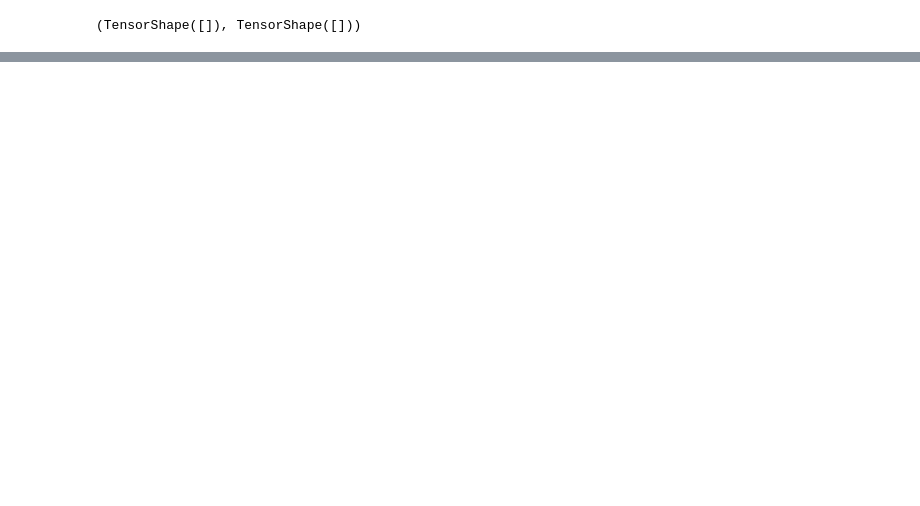
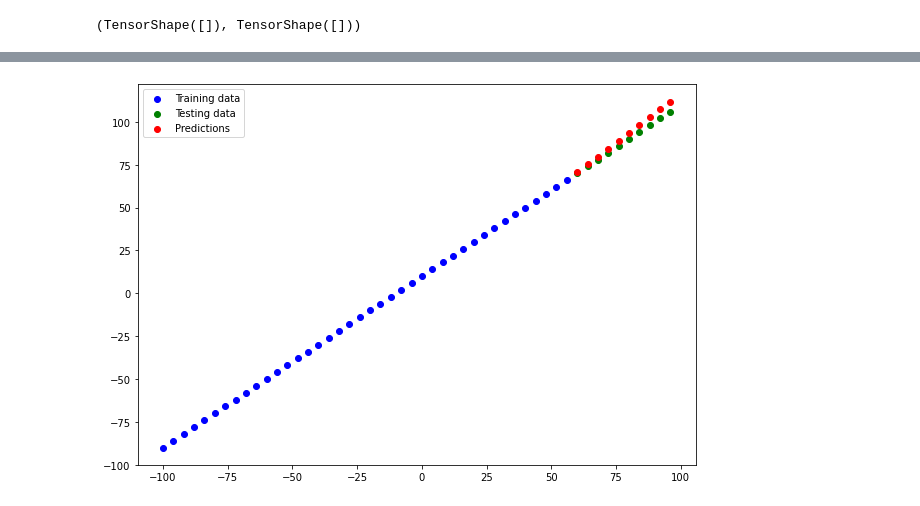
Before and after one commit to Goyalscode/Character-Recognition-Using-DL, a Jupyter notebook: learning_concepts_practice/practice.ipynb, the cells around one changed output, grey strips where cells are left out. Cells and saved outputs as stored; diff of their text form; code cells hidden in the pictures; blank space fills up the shorter version.

```diff
--- a/learning_concepts_practice/practice.ipynb
+++ b/learning_concepts_practice/practice.ipynb
@@ -1253,0 +1830,2 @@ input_shape, output_shape
+# %%
+model.fit(X_train, y_train, epochs = 100, verbose = 1)
@@ -1253,0 +1901,2 @@ input_shape, output_shape
+# %%
+model.fit(X_train , y_train, epochs=100, verbose=0)
@@ -1253,0 +1905,9 @@ input_shape, output_shape
+# %%
+# visualize model predictions
+
+# to visualize predictions, its a agood idea to plot them against the ground truth labels.
+# often we see this in form of y_test or y_true versus y_pred (ground truth versus your model predictions)
+
+# make predictions
+y_pred = model.predict(X_test)
+y_pred
@@ -1253,0 +1929,16 @@ input_shape, output_shape
+# %%
+# visualize the comparison
+# if fwant to use a fuctionality in the future --> can use it in a function
+# creating a plotting function
+
+def plot_predictions(train_data=X_train, train_labels=y_train, test_data=X_test, test_labels=y_test, predictions=y_pred):
+    # plots training data, tetst data, and compares predictions to ground truth labels
+    plt.figure(figsize=(10, 7))
+    #training data in blue
+    plt.scatter(train_data, train_labels, c="b", label="Training data")
+    #test data in green
+    plt.scatter(test_data, test_labels, c="g", label="Testing data")
+    #model's prredictions in red and want to compare  them to the test data
+    plt.scatter(test_data, predictions, c="r", label = "Predictions")
+    # show legend
+    plt.legend();
@@ -1253,0 +1949,4 @@ input_shape, output_shape
+# %%
+plot_predictions(train_data =X_train, train_labels=y_train, test_data=X_test, test_labels=y_test, predictions=y_pred)
+# %% [output]
+[figure, added]
```
Also changed, not shown: parts of 96 cells of this notebook.
